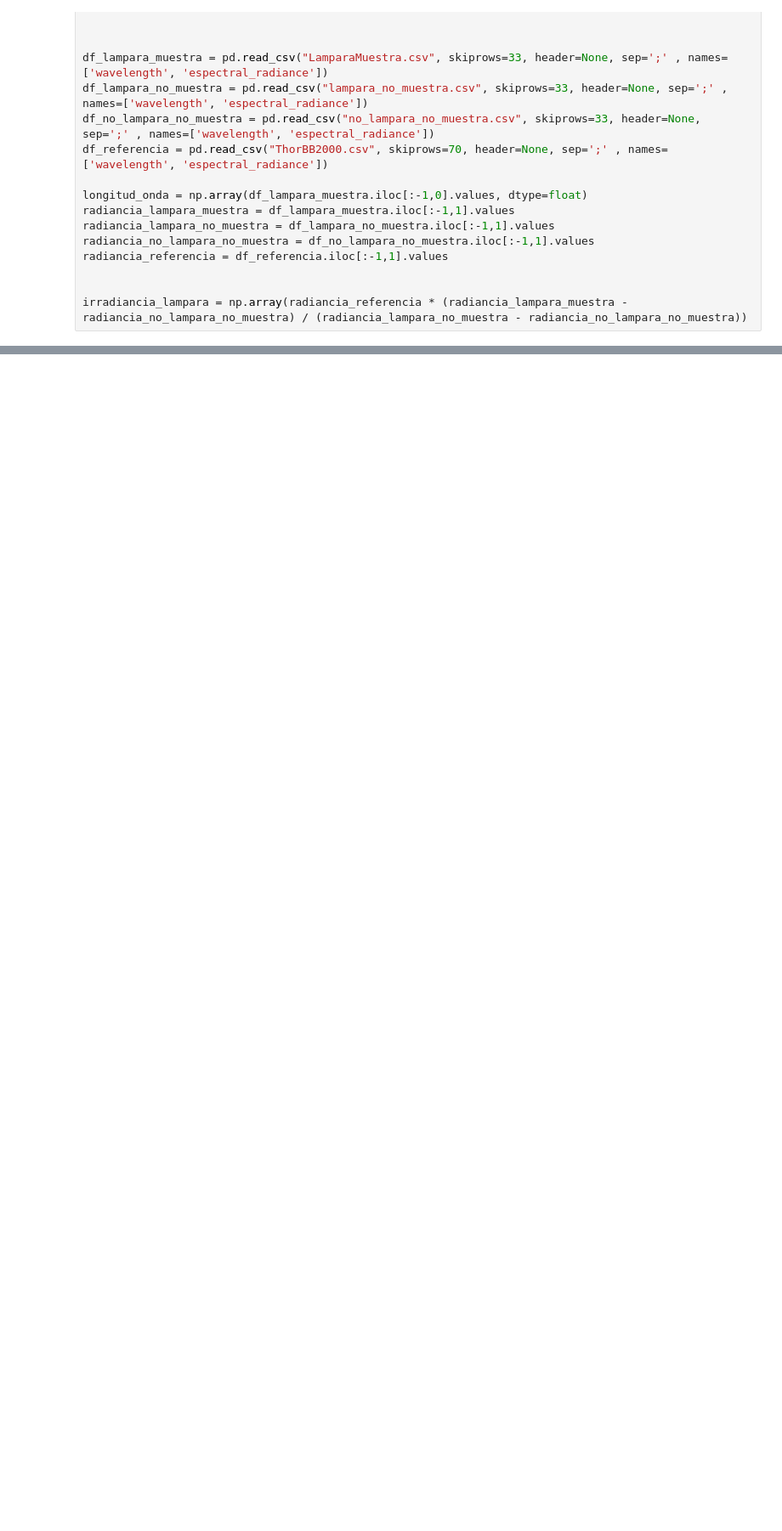
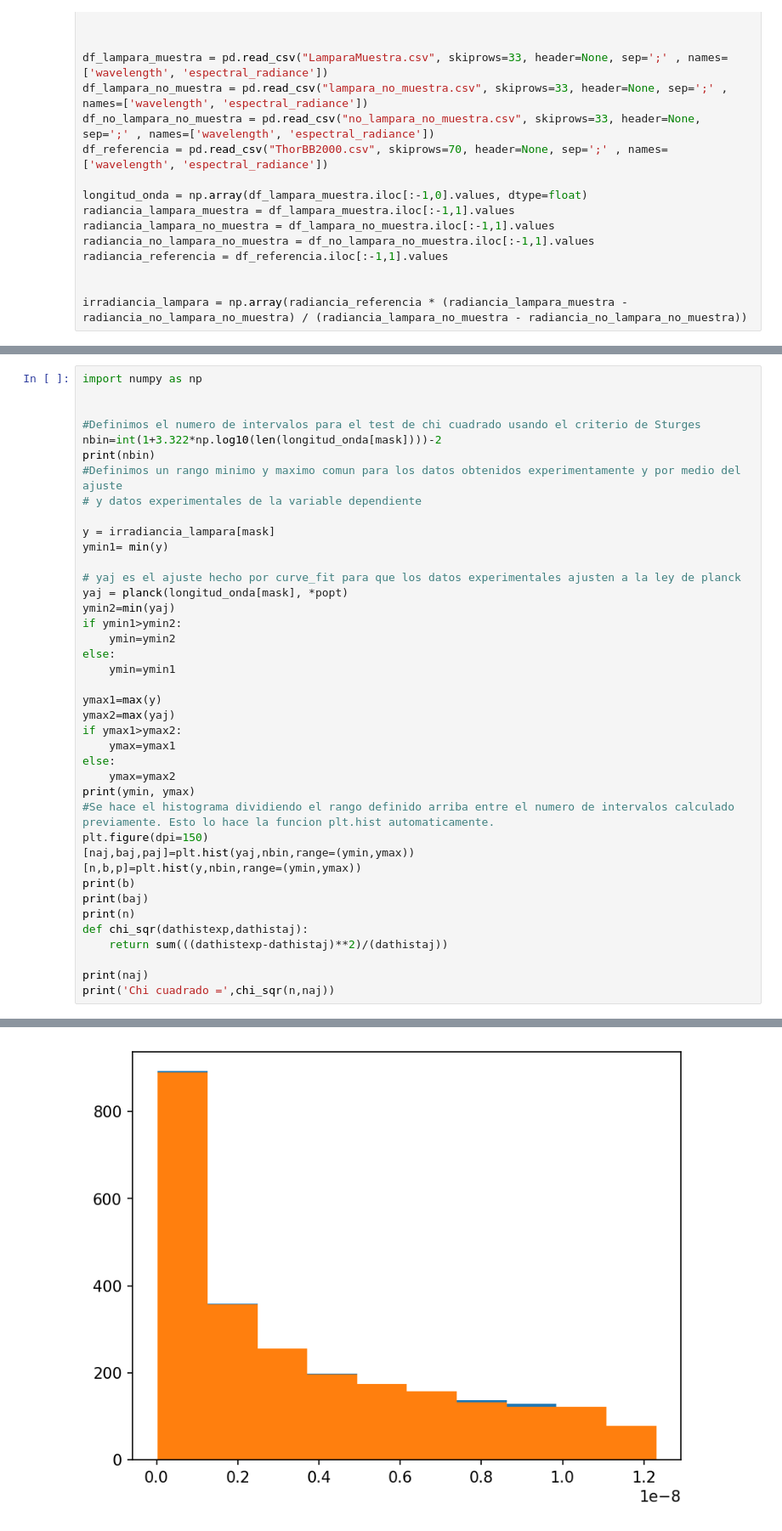
Before and after one commit to JosetoCa/Experimental-IV, a Jupyter notebook: Planck/Untitled-1.ipynb, the cells around one changed output, grey strips where cells are left out. Shown at 85% size. Cells and saved outputs as stored; diff of their text form; blank space fills up the shorter version.

```diff
--- a/Planck/Untitled-1.ipynb
+++ b/Planck/Untitled-1.ipynb
@@ -53,0 +56,41 @@ np.float64(321.6131287)
+# %%
+import numpy as np
+
+
+#Definimos el numero de intervalos para el test de chi cuadrado usando el criterio de Sturges
+nbin=int(1+3.322*np.log10(len(longitud_onda[mask])))-2
+print(nbin)
+#Definimos un rango minimo y maximo comun para los datos obtenidos experimentamente y por medio del ajuste
+# y datos experimentales de la variable dependiente
+
+y = irradiancia_lampara[mask]
+ymin1= min(y)
+
+# yaj es el ajuste hecho por curve_fit para que los datos experimentales ajusten a la ley de planck
+yaj = planck(longitud_onda[mask], *popt)
+ymin2=min(yaj)
+if ymin1>ymin2:
+    ymin=ymin2
+else:
+    ymin=ymin1
+
+ymax1=max(y)
+ymax2=max(yaj)
+if ymax1>ymax2:
+    ymax=ymax1
+else:
+    ymax=ymax2
+print(ymin, ymax)
+#Se hace el histograma dividiendo el rango definido arriba entre el numero de intervalos calculado previamente. Esto lo hace la funcion plt.hist automaticamente.
+plt.figure(dpi=150)
+[naj,baj,paj]=plt.hist(yaj,nbin,range=(ymin,ymax))
+[n,b,p]=plt.hist(y,nbin,range=(ymin,ymax))
+print(b)
+print(baj)
+print(n)
+def chi_sqr(dathistexp,dathistaj):
+    return sum(((dathistexp-dathistaj)**2)/(dathistaj))
+
+print(naj)
+print('Chi cuadrado =',chi_sqr(n,naj))
+# %% [output]
@@ -53,0 +108 @@ np.float64(321.6131287)
+[figure, added]
```
Also changed, not shown: parts of 6 cells of this notebook.
